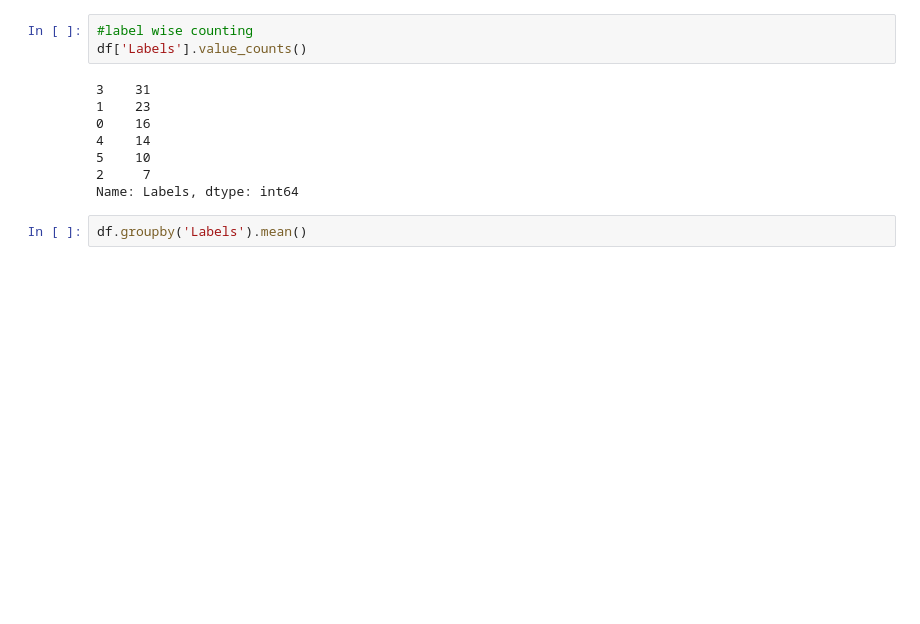
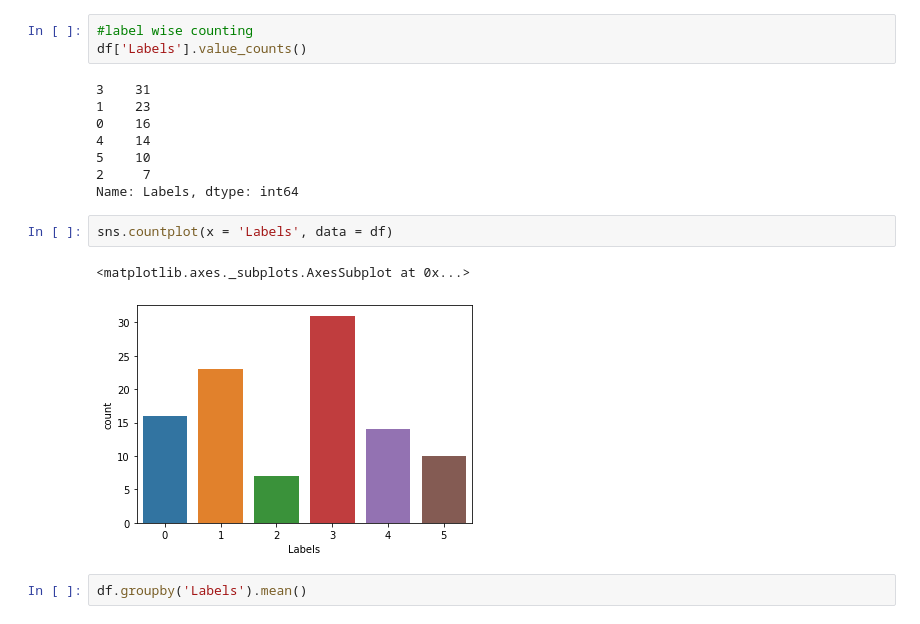
Before and after one commit to melinashk/ai-health-project, a Jupyter notebook: Artificial_Intelligence_Project.ipynb, the cells around one changed output. Saved outputs shown, nothing was run; the diff lists cells and outputs as text; blank space fills up the shorter version.

```diff
--- a/Artificial_Intelligence_Project.ipynb
+++ b/Artificial_Intelligence_Project.ipynb
@@ -120,6 +136,11 @@ df['Labels'].value_counts()
 5    10
 2     7
 Name: Labels, dtype: int64
+# %%
+sns.countplot(x = 'Labels', data = df)
+# %% [output]
+<matplotlib.axes._subplots.AxesSubplot at 0x...>
+[figure, added]
 # %%
 df.groupby('Labels').mean()
 # %% [output]
```
Also changed, not shown: parts of 14 cells of this notebook.
